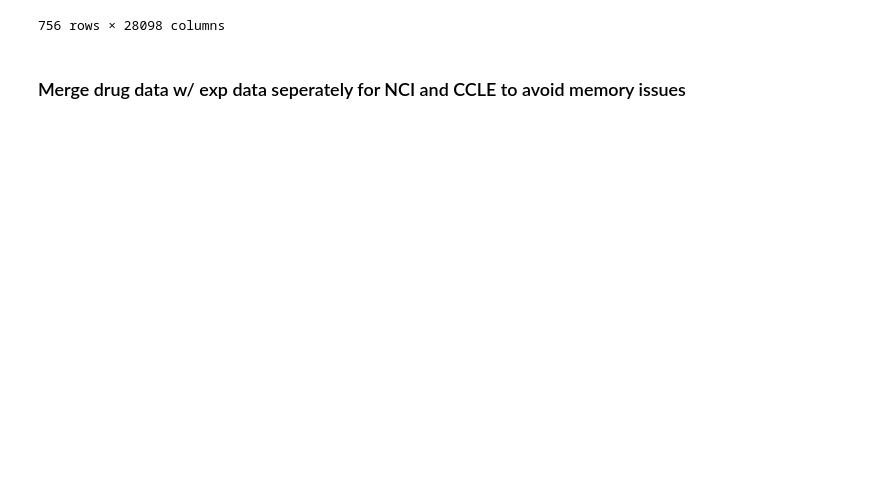
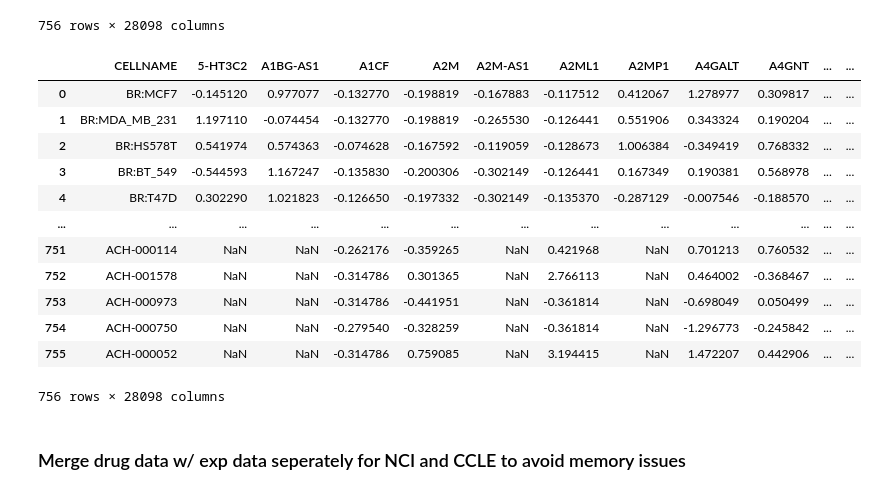
Before and after one commit to vgutta/NCI-DOE-Collab-Pilot1-Single-Drug-Response-Predictor, a Jupyter notebook: Pilot1/P1B3/nci_ccle.ipynb, the cells around one changed output. Drawn from its saved outputs; the diff is of its cells as text; code cells hidden in the pictures; blank space fills up the shorter version.

```diff
--- a/Pilot1/P1B3/nci_ccle.ipynb
+++ b/Pilot1/P1B3/nci_ccle.ipynb
@@ -652,6 +686,22 @@ len(set(cell_exp_nci).union(set(cell_exp_ccle)))
 | 754 | Number good probes | 2.577535 | 7.585340 | 5.575154 | 7.377408 | 7.511572 | 2.487647 | 7.572569 | 5.832977 | 7.723248 | ... | ... |
 | 755 | Low correlation | -3.653868 | -1.672478 | -5.196555 | -2.136835 | -2.012678 | -4.259990 | -0.893511 | -4.099177 | -0.934077 | ... | ... |
 756 rows × 28098 columns
+# %%
+cell_exp_nci_ccle
+# %% [output]
+|  | CELLNAME | 5-HT3C2 | A1BG-AS1 | A1CF | A2M | A2M-AS1 | A2ML1 | A2MP1 | A4GALT | A4GNT | ... | ... |
+| 0 | BR:MCF7 | -0.145120 | 0.977077 | -0.132770 | -0.198819 | -0.167883 | -0.117512 | 0.412067 | 1.278977 | 0.309817 | ... | ... |
+| 1 | BR:MDA_MB_231 | 1.197110 | -0.074454 | -0.132770 | -0.198819 | -0.265530 | -0.126441 | 0.551906 | 0.343324 | 0.190204 | ... | ... |
+| 2 | BR:HS578T | 0.541974 | 0.574363 | -0.074628 | -0.167592 | -0.119059 | -0.128673 | 1.006384 | -0.349419 | 0.768332 | ... | ... |
+| 3 | BR:BT_549 | -0.544593 | 1.167247 | -0.135830 | -0.200306 | -0.302149 | -0.126441 | 0.167349 | 0.190381 | 0.568978 | ... | ... |
+| 4 | BR:T47D | 0.302290 | 1.021823 | -0.126650 | -0.197332 | -0.302149 | -0.135370 | -0.287129 | -0.007546 | -0.188570 | ... | ... |
+| ... | ... | ... | ... | ... | ... | ... | ... | ... | ... | ... | ... | ... |
+| 751 | ACH-000114 | NaN | NaN | -0.262176 | -0.359265 | NaN | 0.421968 | NaN | 0.701213 | 0.760532 | ... | ... |
+| 752 | ACH-001578 | NaN | NaN | -0.314786 | 0.301365 | NaN | 2.766113 | NaN | 0.464002 | -0.368467 | ... | ... |
+| 753 | ACH-000973 | NaN | NaN | -0.314786 | -0.441951 | NaN | -0.361814 | NaN | -0.698049 | 0.050499 | ... | ... |
+| 754 | ACH-000750 | NaN | NaN | -0.279540 | -0.328259 | NaN | -0.361814 | NaN | -1.296773 | -0.245842 | ... | ... |
+| 755 | ACH-000052 | NaN | NaN | -0.314786 | 0.759085 | NaN | 3.194415 | NaN | 1.472207 | 0.442906 | ... | ... |
+756 rows × 28098 columns
 # %% [markdown]
 ### Merge drug data w/ exp data seperately for NCI and CCLE to avoid memory issues
 # %%
```
Also changed, not shown: parts of 19 cells of this notebook, 3 other files.
